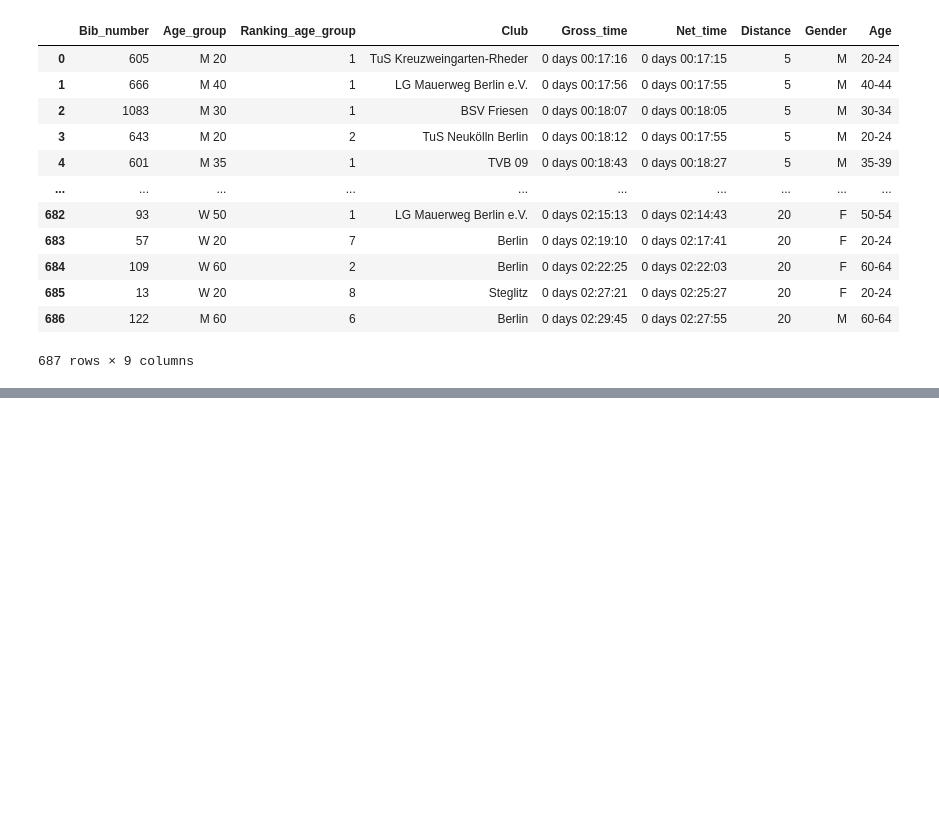
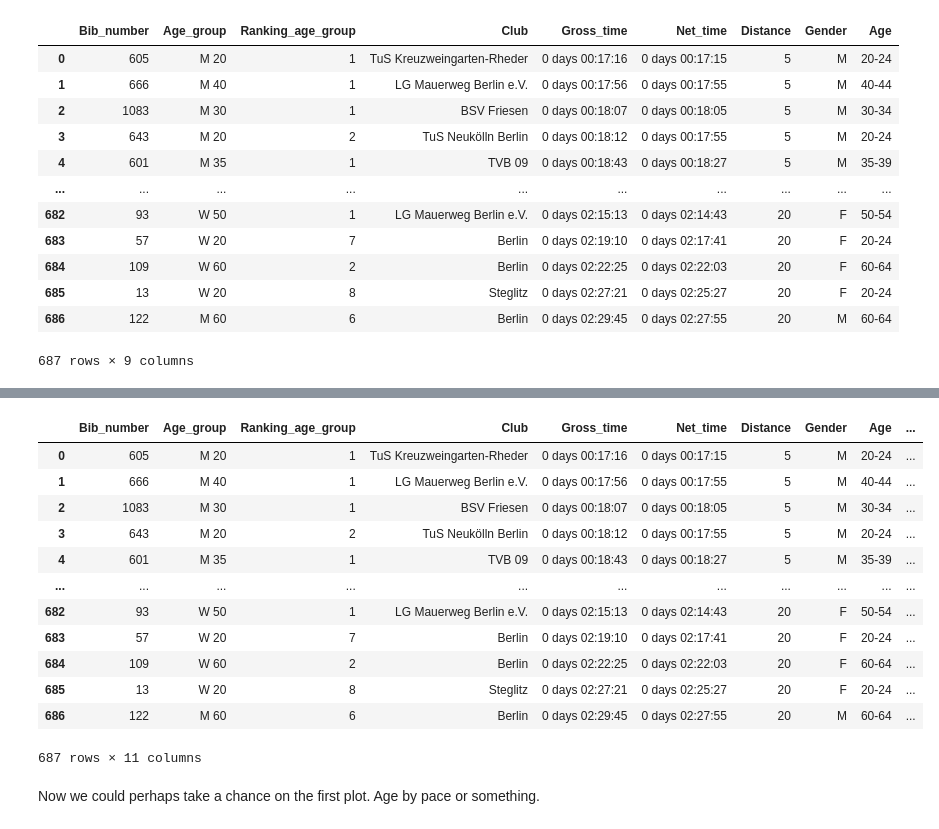
Before and after one commit to scheinmensch/Plaenterwaldlauf, a Jupyter notebook: Analysis.ipynb, the cells around one changed output, grey strips where cells are left out. Drawn from its saved outputs; the diff is of its cells as text; code cells hidden in the pictures; blank space fills up the shorter version.

```diff
--- a/Analysis.ipynb
+++ b/Analysis.ipynb
@@ -177,0 +228,39 @@ data['Pace'] = data['Net_time']/data['Distance']
+# %%
+from datetime import timedelta
+
+def convert_pace(pace_str):
+    # Extract the time component from the timedelta object
+    time_component = str(pace_str).split()[2]  # Get the time component
+
+    # Split the time component by ':' and '.'
+    time_parts = time_component.split(':')
+    hours = int(time_parts[0])
+    minutes = int(time_parts[1])
+    seconds = int(float(time_parts[2]))  # Extract seconds and convert to float to handle milliseconds
+
+    # Format the result
+    formatted_pace = f"{minutes}:{seconds:02}"
+    if hours > 0:
+        formatted_pace = f"{hours}:{formatted_pace}"
+
+    return formatted_pace
+# %%
+data['Pace'] = data['Pace'].apply(convert_pace)
+# %%
+data
+# %% [output]
+|  | Bib_number | Age_group | Ranking_age_group | Club | Gross_time | Net_time | Distance | Gender | Age | ... |
+| 0 | 605 | M 20 | 1 | TuS Kreuzweingarten-Rheder | 0 days 00:17:16 | 0 days 00:17:15 | 5 | M | 20-24 | ... |
+| 1 | 666 | M 40 | 1 | LG Mauerweg Berlin e.V. | 0 days 00:17:56 | 0 days 00:17:55 | 5 | M | 40-44 | ... |
+| 2 | 1083 | M 30 | 1 | BSV Friesen | 0 days 00:18:07 | 0 days 00:18:05 | 5 | M | 30-34 | ... |
+| 3 | 643 | M 20 | 2 | TuS Neukölln Berlin | 0 days 00:18:12 | 0 days 00:17:55 | 5 | M | 20-24 | ... |
+| 4 | 601 | M 35 | 1 | TVB 09 | 0 days 00:18:43 | 0 days 00:18:27 | 5 | M | 35-39 | ... |
+| ... | ... | ... | ... | ... | ... | ... | ... | ... | ... | ... |
+| 682 | 93 | W 50 | 1 | LG Mauerweg Berlin e.V. | 0 days 02:15:13 | 0 days 02:14:43 | 20 | F | 50-54 | ... |
+| 683 | 57 | W 20 | 7 | Berlin | 0 days 02:19:10 | 0 days 02:17:41 | 20 | F | 20-24 | ... |
+| 684 | 109 | W 60 | 2 | Berlin | 0 days 02:22:25 | 0 days 02:22:03 | 20 | F | 60-64 | ... |
+| 685 | 13 | W 20 | 8 | Steglitz | 0 days 02:27:21 | 0 days 02:25:27 | 20 | F | 20-24 | ... |
+| 686 | 122 | M 60 | 6 | Berlin | 0 days 02:29:45 | 0 days 02:27:55 | 20 | M | 60-64 | ... |
+687 rows × 11 columns
+# %% [markdown]
+Now we could perhaps take a chance on the first plot. Age by pace or something.
```
Also changed, not shown: parts of 11 cells of this notebook.
